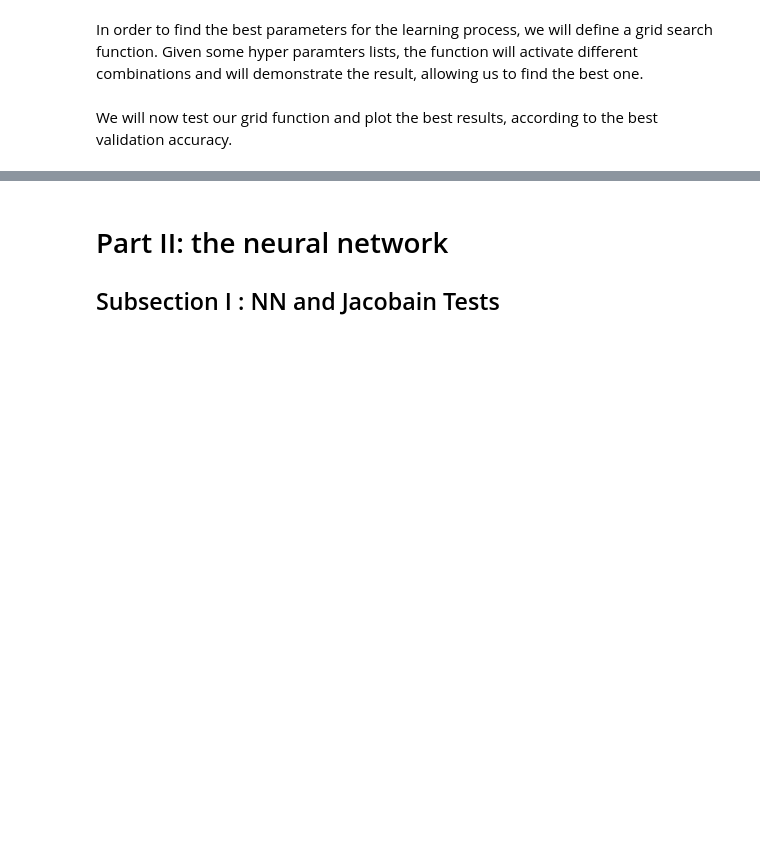
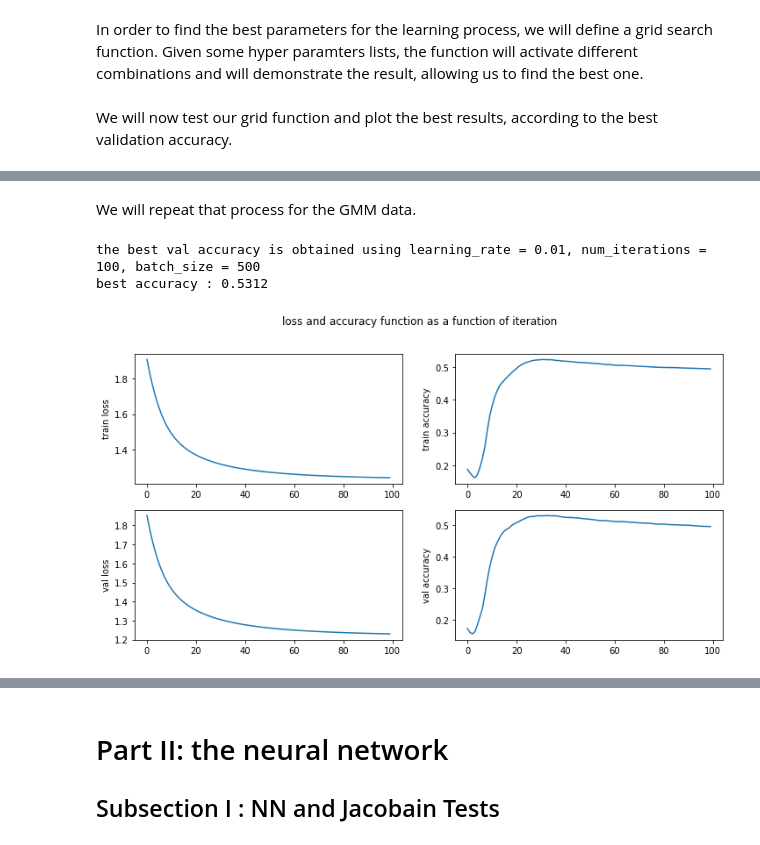
Before and after one commit to danikv/DeepLearningEx1, a Jupyter notebook: Ex1.ipynb, the cells around one changed output, grey strips where cells are left out. Drawn from its saved outputs; the diff is of its cells as text; code cells hidden in the pictures; blank space fills up the shorter version.

```diff
--- a/Ex1.ipynb
+++ b/Ex1.ipynb
@@ -471,0 +488,31 @@ best accuracy : 0.58256
+# %% [markdown]
+We will repeat that process for the GMM data.
+# %%
+train_accuracy, train_loss, val_accuracy, val_loss = grid_search(lambda : sequential_model(linear_layer(5, 5, activation=softmax())), X2, Y2, X2_val, Y2_val, learning_rates, iteration_values, batch_sizes)
+# %%
+max_values = list(map(lambda x : max(x), val_accuracy))
+index = np.argmax(max_values)
+
+print('the best val accuracy is obtained using learning_rate = {}, num_iterations = {}, batch_size = {}'.format(learning_rates[int(index / 25)], iteration_values[int(index / 5) % 5], batch_sizes[index % 5]))
+print('best accuracy : {}'.format(np.max(max_values)))
+
+fig, axs = plt.subplots(2, 2, figsize=(12,6))
+fig.suptitle('loss and accuracy function as a function of iteration')
+
+axs[0][0].plot(train_loss[index])
+axs[0][0].set_ylabel('train loss')
+
+axs[0][1].plot(train_accuracy[index])
+axs[0][1].set_ylabel('train accuracy')
+
+axs[1][0].plot(val_loss[index])
+axs[1][0].set_ylabel('val loss')
+
+axs[1][1].plot(val_accuracy[index])
+axs[1][1].set_ylabel('val accuracy')
+
+plt.show()
+# %% [output]
+the best val accuracy is obtained using learning_rate = 0.01, num_iterations = 100, batch_size = 500
+best accuracy : 0.5312
+[figure, added]
```
Also changed, not shown: parts of 53 cells of this notebook.
